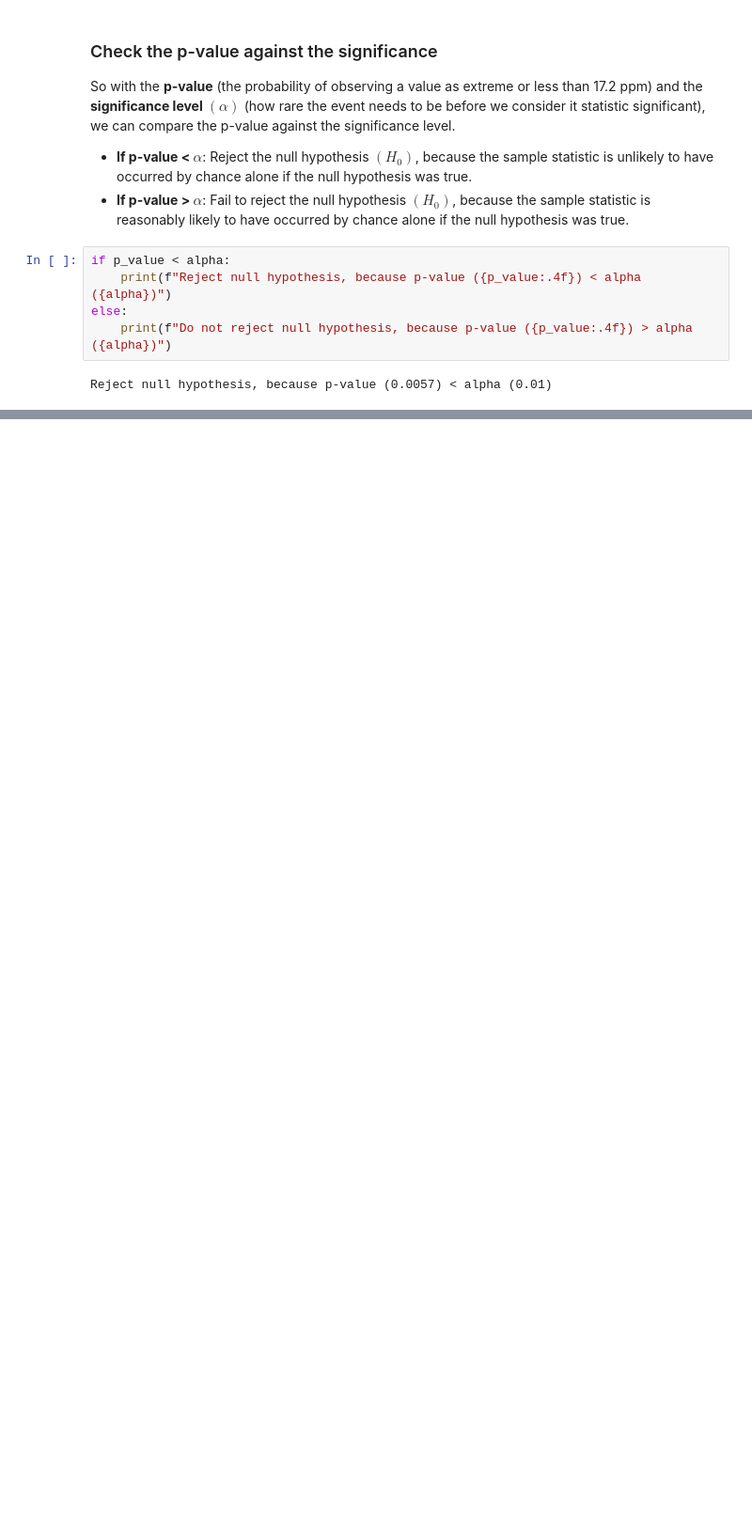
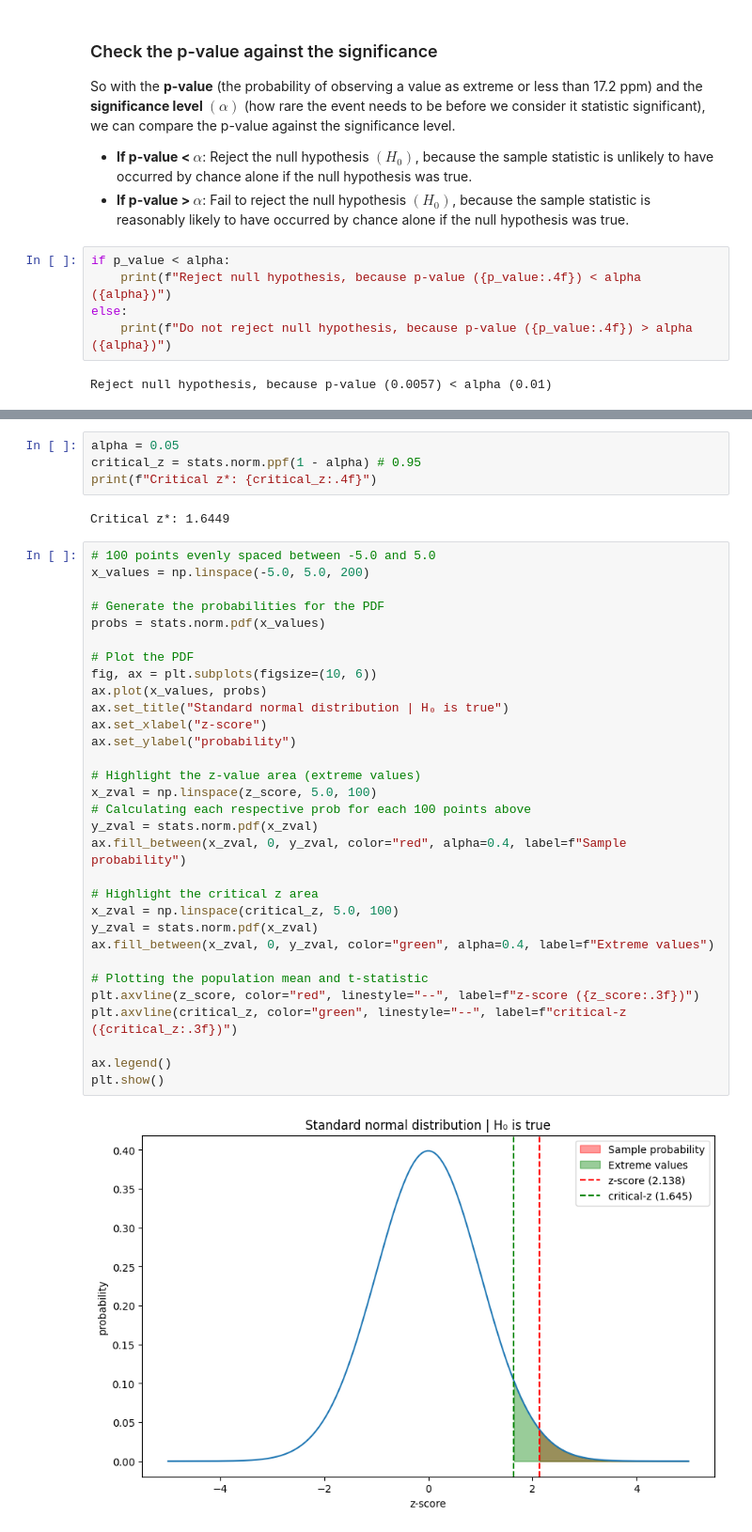
Before and after one commit to brenoingwersen/notebooks, a Jupyter notebook: statistics and probability/z-test vs t-test.ipynb, the cells around one changed output, grey strips where cells are left out. Shown: that part at 94% size. Cells and saved outputs as stored; diff of their text form; blank space fills up the shorter version.

```diff
--- a/statistics and probability/z-test vs t-test.ipynb
+++ b/statistics and probability/z-test vs t-test.ipynb
@@ -248,0 +366,39 @@ Reject null hypothesis, because p-value (0.0057) < alpha (0.01)
+# %%
+alpha = 0.05
+critical_z = stats.norm.ppf(1 - alpha) # 0.95
+print(f"Critical z*: {critical_z:.4f}")
+# %% [output]
+Critical z*: 1.6449
+# %%
+# 100 points evenly spaced between -5.0 and 5.0
+x_values = np.linspace(-5.0, 5.0, 200)
+
+# Generate the probabilities for the PDF
+probs = stats.norm.pdf(x_values)
+
+# Plot the PDF
+fig, ax = plt.subplots(figsize=(10, 6))
+ax.plot(x_values, probs)
+ax.set_title("Standard normal distribution | H₀ is true")
+ax.set_xlabel("z-score")
+ax.set_ylabel("probability")
+
+# Highlight the z-value area (extreme values)
+x_zval = np.linspace(z_score, 5.0, 100)
+# Calculating each respective prob for each 100 points above
+y_zval = stats.norm.pdf(x_zval)
+ax.fill_between(x_zval, 0, y_zval, color="red", alpha=0.4, label=f"Sample probability")
+
+# Highlight the critical z area
+x_zval = np.linspace(critical_z, 5.0, 100)
+y_zval = stats.norm.pdf(x_zval)
+ax.fill_between(x_zval, 0, y_zval, color="green", alpha=0.4, label=f"Extreme values")
+
+# Plotting the population mean and t-statistic
+plt.axvline(z_score, color="red", linestyle="--", label=f"z-score ({z_score:.3f})")
+plt.axvline(critical_z, color="green", linestyle="--", label=f"critical-z ({critical_z:.3f})")
+
+ax.legend()
+plt.show()
+# %% [output]
+[figure, added]
```
Also changed, not shown: parts of 9 cells of this notebook.
